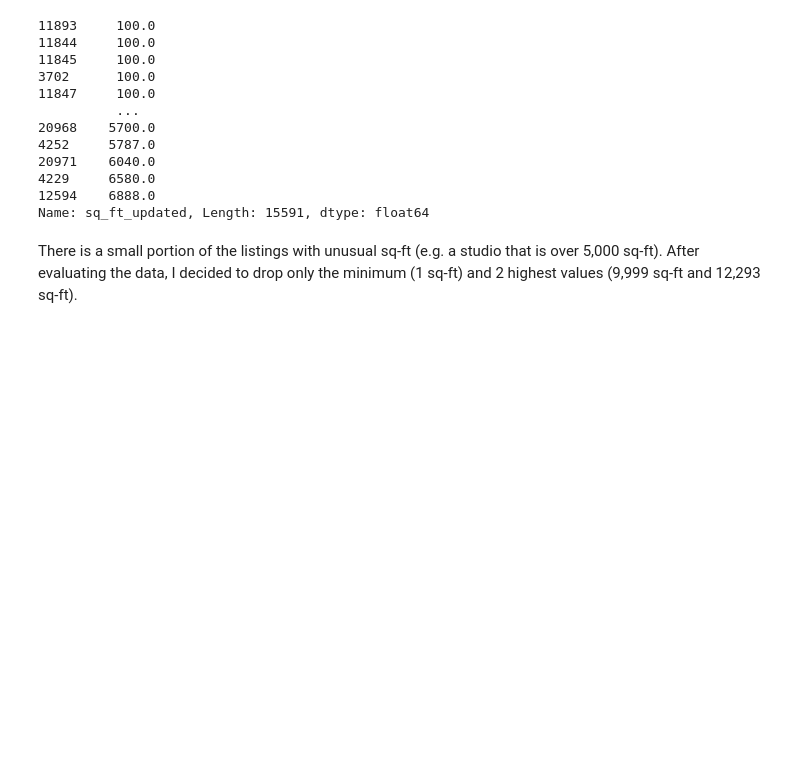
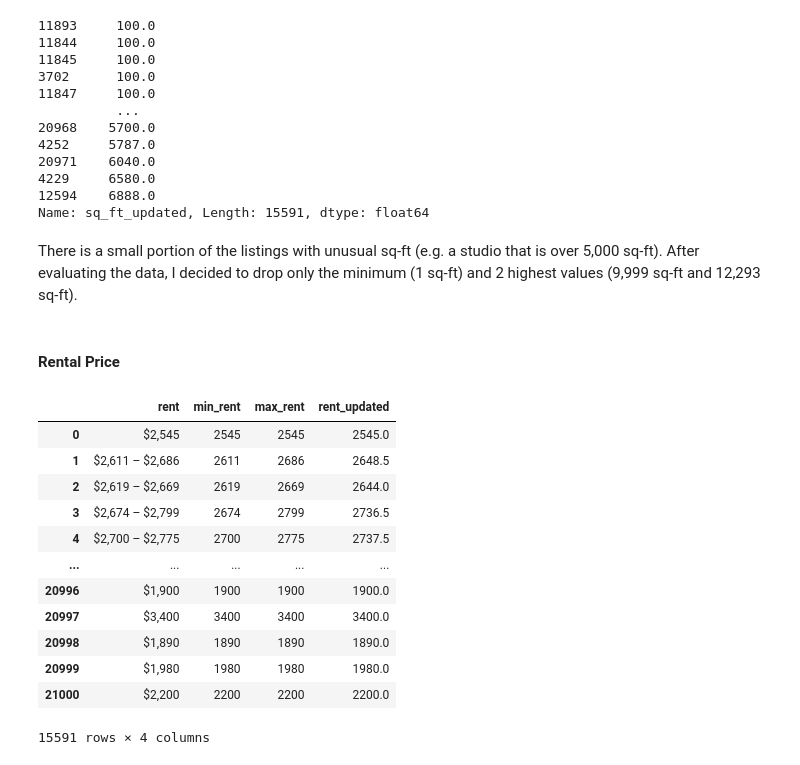
Before and after one commit to yenholaivy/CaliforniaRentalValueEstimation, a Jupyter notebook: CaliforniaRentalValueEstimation.ipynb, the cells around one changed output. Drawn from its saved outputs; the diff is of its cells as text; code cells hidden in the pictures; blank space fills up the shorter version.

```diff
--- a/CaliforniaRentalValueEstimation.ipynb
+++ b/CaliforniaRentalValueEstimation.ipynb
@@ -464,3 +471,32 @@ data_4.sq_ft_updated.sort_values()
 Name: sq_ft_updated, Length: 15591, dtype: float64
 # %% [markdown]
 There is a small portion of the listings with unusual sq-ft (e.g. a studio that is over 5,000 sq-ft). After evaluating the data, I decided to drop only the minimum (1 sq-ft) and 2 highest values (9,999 sq-ft and 12,293 sq-ft).
+# %% [markdown]
+#### Rental Price
+# %%
+data_4['min_rent'] = data_4['rent']
+data_4['max_rent'] = data_4['rent']
+
+data_4['min_rent'] = data_4['min_rent'].transform(lambda x: re.search('(.+?) – ', x).group(1) if re.search('(.+?) – ', x) else x)
+data_4['max_rent'] = data_4['max_rent'].transform(lambda x: re.split(r" – ", x)[1] if re.search('(.+?) – ', x) else x)
+
+data_4['min_rent'] = data_4['min_rent'].replace('[\$\,\.]',"",regex=True).astype(int)
+data_4['max_rent'] = data_4['max_rent'].replace('[\$\,\.]',"",regex=True).astype(int)
+
+data_4['rent_updated'] = data_4.loc[: , "min_rent":"max_rent"].mean(axis=1)
+
+data_4[['rent','min_rent','max_rent', 'rent_updated']]
+# %% [output]
+|  | rent | min_rent | max_rent | rent_updated |
+| 0 | $2,545 | 2545 | 2545 | 2545.0 |
+| 1 | $2,611 – $2,686 | 2611 | 2686 | 2648.5 |
+| 2 | $2,619 – $2,669 | 2619 | 2669 | 2644.0 |
+| 3 | $2,674 – $2,799 | 2674 | 2799 | 2736.5 |
+| 4 | $2,700 – $2,775 | 2700 | 2775 | 2737.5 |
+| ... | ... | ... | ... | ... |
+| 20996 | $1,900 | 1900 | 1900 | 1900.0 |
+| 20997 | $3,400 | 3400 | 3400 | 3400.0 |
+| 20998 | $1,890 | 1890 | 1890 | 1890.0 |
+| 20999 | $1,980 | 1980 | 1980 | 1980.0 |
+| 21000 | $2,200 | 2200 | 2200 | 2200.0 |
+15591 rows × 4 columns
```
Also changed, not shown: parts of 44 cells of this notebook, 4 other files.
